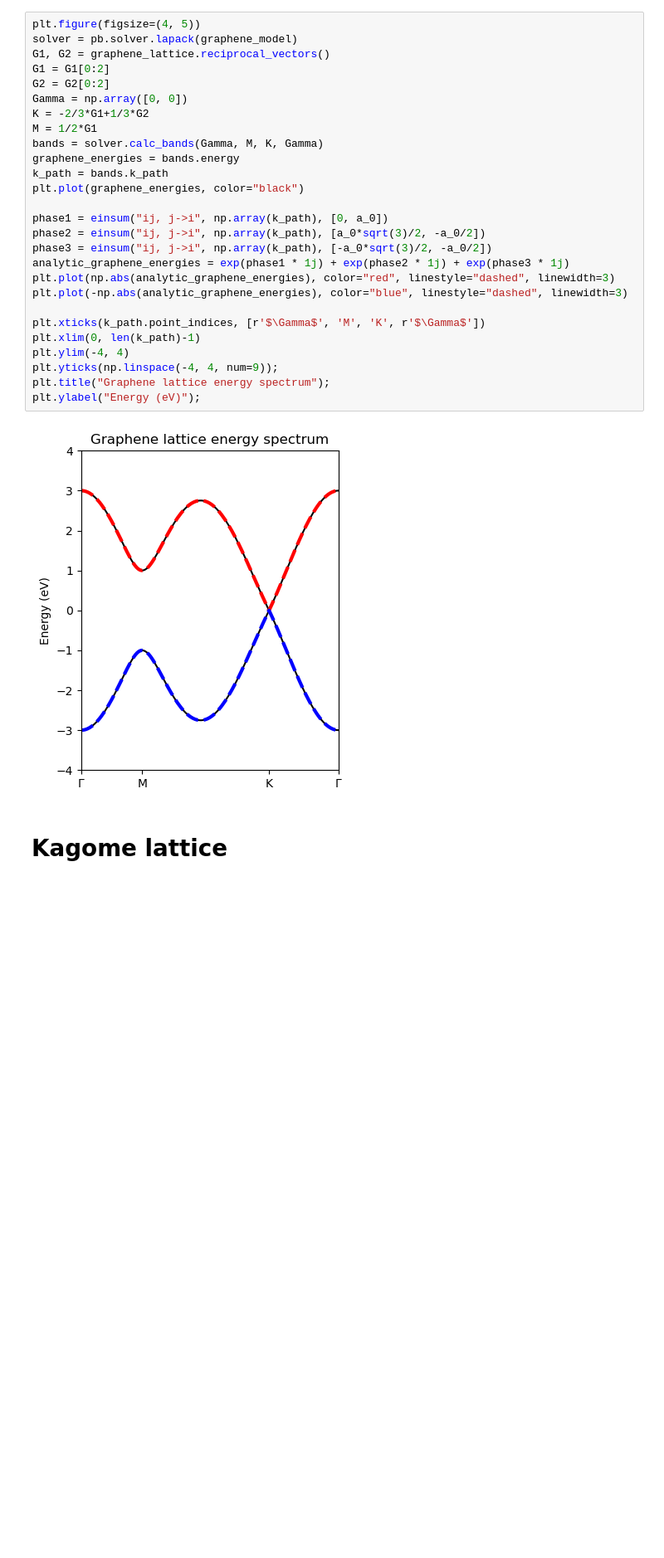
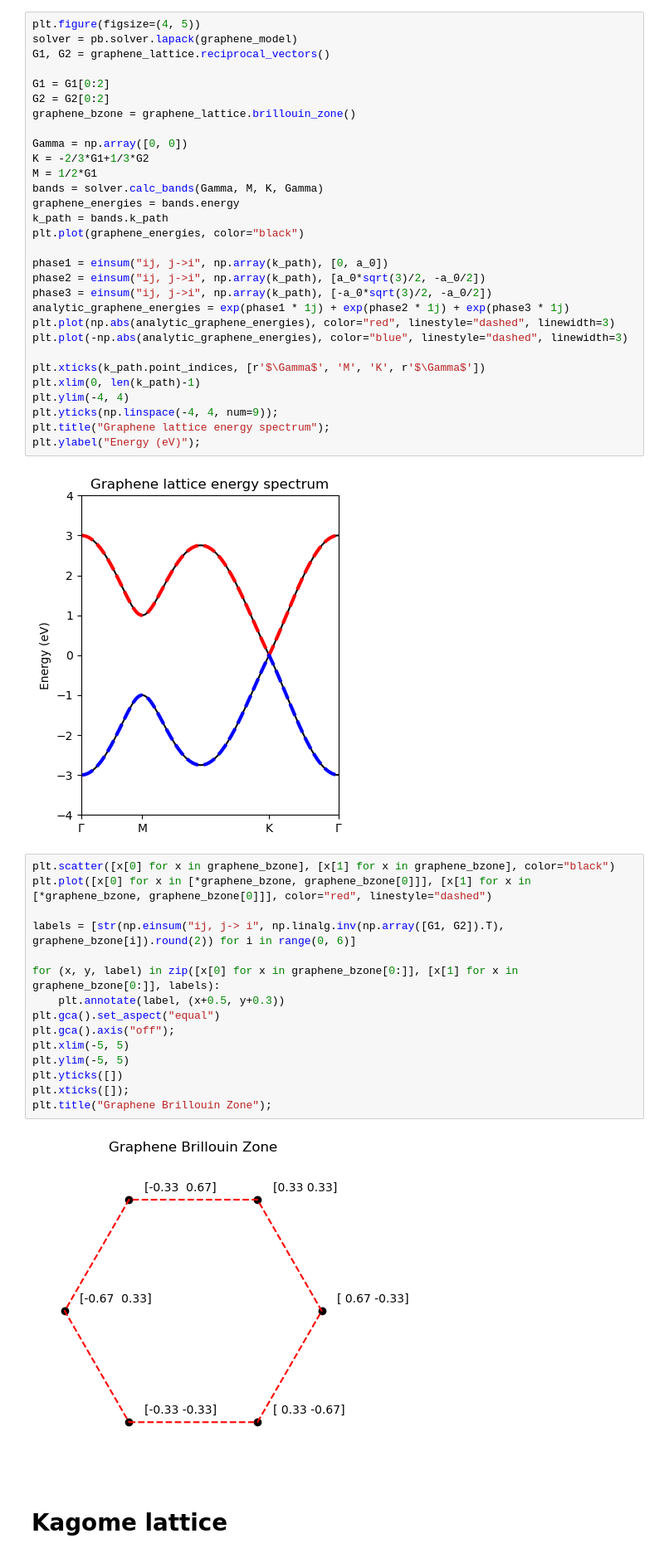
Before and after one commit to AliGhorashiCMT/8.511-Notes-and-Code, a Jupyter notebook: kagome and graphene lattices/Kagome and Graphene.ipynb, the cells around one changed output. Shown at 83% size. Cells and saved outputs as stored; diff of their text form; blank space fills up the shorter version.

```diff
--- a/kagome and graphene lattices/Kagome and Graphene.ipynb
+++ b/kagome and graphene lattices/Kagome and Graphene.ipynb
@@ -48,8 +48,11 @@ plt.ylim(-2, 2);
 plt.figure(figsize=(4, 5))
 solver = pb.solver.lapack(graphene_model)
 G1, G2 = graphene_lattice.reciprocal_vectors()
+
 G1 = G1[0:2]
 G2 = G2[0:2]
+graphene_bzone = graphene_lattice.brillouin_zone()
+
 Gamma = np.array([0, 0])
 K = -2/3*G1+1/3*G2
 M = 1/2*G1
@@ -73,6 +76,23 @@ plt.title("Graphene lattice energy spectrum");
 plt.ylabel("Energy (eV)");
 # %% [output]
 [figure]
+# %%
+plt.scatter([x[0] for x in graphene_bzone], [x[1] for x in graphene_bzone], color="black")
+plt.plot([x[0] for x in [*graphene_bzone, graphene_bzone[0]]], [x[1] for x in [*graphene_bzone, graphene_bzone[0]]], color="red", linestyle="dashed")
+
+labels = [str(np.einsum("ij, j-> i", np.linalg.inv(np.array([G1, G2]).T), graphene_bzone[i]).round(2)) for i in range(0, 6)]
+
+for (x, y, label) in zip([x[0] for x in graphene_bzone[0:]], [x[1] for x in graphene_bzone[0:]], labels):
+    plt.annotate(label, (x+0.5, y+0.3))
+plt.gca().set_aspect("equal")
+plt.gca().axis("off");
+plt.xlim(-5, 5)
+plt.ylim(-5, 5)
+plt.yticks([])
+plt.xticks([]);
+plt.title("Graphene Brillouin Zone");
+# %% [output]
+[figure, added]
 # %% [markdown]
 # Kagome lattice
 # %%
```
Also changed, not shown: parts of 7 cells of this notebook, 1 other file.
